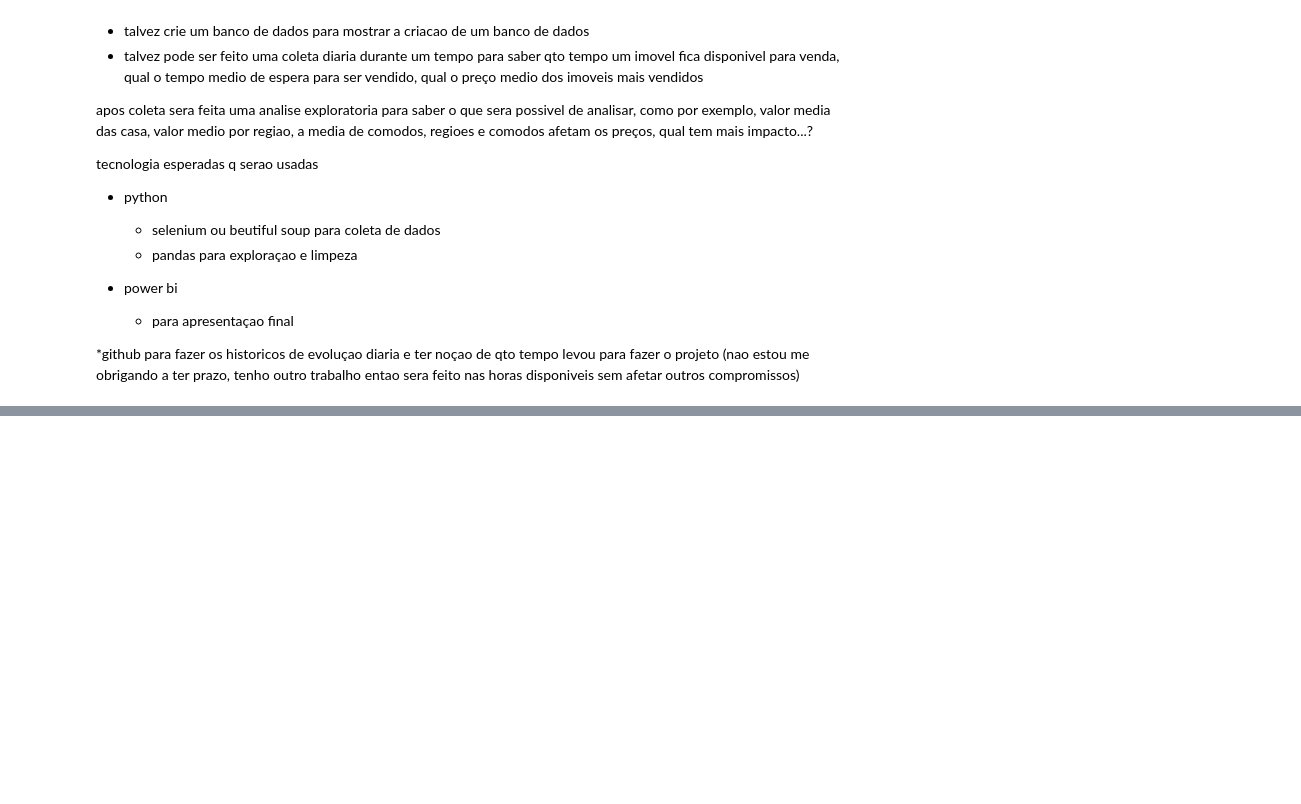
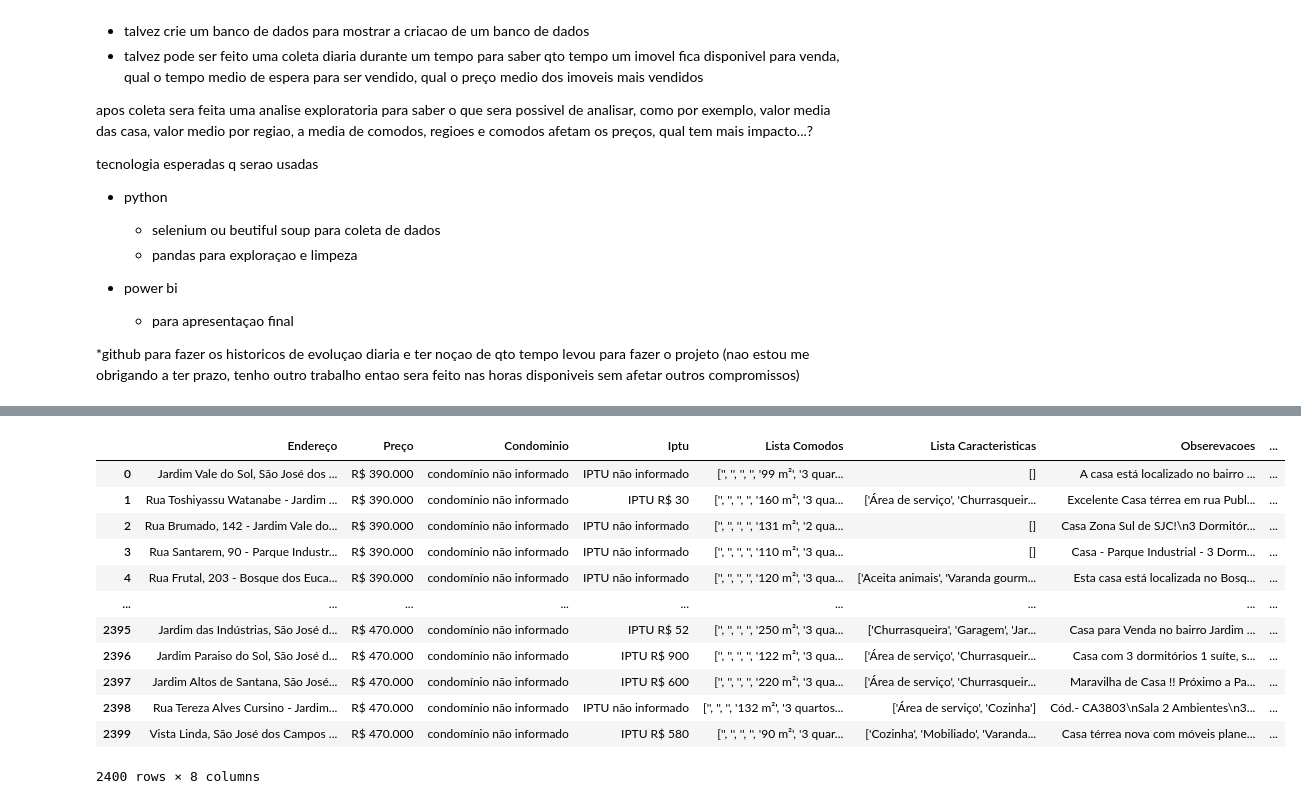
Before and after one commit to jpnune/estudo-imoveis-sao-jose-dos-campos, a Jupyter notebook: web scrapping imoveis zap/websacrapping imoveis sao jose dos campos site zap imoveis.ipynb, the cells around one changed output, grey strips where cells are left out. Cells and saved outputs as stored; diff of their text form; code cells hidden in the pictures; blank space fills up the shorter version.

```diff
--- a/web scrapping imoveis zap/websacrapping imoveis sao jose dos campos site zap imoveis.ipynb
+++ b/web scrapping imoveis zap/websacrapping imoveis sao jose dos campos site zap imoveis.ipynb
@@ -85 +266,18 @@ fazendo uma breve verificacao em algums anuncio vi q os valores nao correspondem
+# %%
+df = pd.read_csv('tabela_imoveis_raw_13_3_2022.csv')
+df
+# %% [output]
+|  | Endereço | Preço | Condominio | Iptu | Lista Comodos | Lista Caracteristicas | Obserevacoes | ... |
+| 0 | Jardim Vale do Sol, São José dos ... | R$ 390.000 | condomínio não informado | IPTU não informado | ['', '', '', '', '99 m²', '3 quar... | [] | A casa está localizado no bairro ... | ... |
+| 1 | Rua Toshiyassu Watanabe - Jardim ... | R$ 390.000 | condomínio não informado | IPTU R$ 30 | ['', '', '', '', '160 m²', '3 qua... | ['Área de serviço', 'Churrasqueir... | Excelente Casa térrea em rua Publ... | ... |
+| 2 | Rua Brumado, 142 - Jardim Vale do... | R$ 390.000 | condomínio não informado | IPTU não informado | ['', '', '', '', '131 m²', '2 qua... | [] | Casa Zona Sul de SJC!\n3 Dormitór... | ... |
+| 3 | Rua Santarem, 90 - Parque Industr... | R$ 390.000 | condomínio não informado | IPTU não informado | ['', '', '', '', '110 m²', '3 qua... | [] | Casa - Parque Industrial - 3 Dorm... | ... |
+| 4 | Rua Frutal, 203 - Bosque dos Euca... | R$ 390.000 | condomínio não informado | IPTU não informado | ['', '', '', '', '120 m²', '3 qua... | ['Aceita animais', 'Varanda gourm... | Esta casa está localizada no Bosq... | ... |
+| ... | ... | ... | ... | ... | ... | ... | ... | ... |
+| 2395 | Jardim das Indústrias, São José d... | R$ 470.000 | condomínio não informado | IPTU R$ 52 | ['', '', '', '', '250 m²', '3 qua... | ['Churrasqueira', 'Garagem', 'Jar... | Casa para Venda no bairro Jardim ... | ... |
+| 2396 | Jardim Paraiso do Sol, São José d... | R$ 470.000 | condomínio não informado | IPTU R$ 900 | ['', '', '', '', '122 m²', '3 qua... | ['Área de serviço', 'Churrasqueir... | Casa com 3 dormitórios 1 suíte, s... | ... |
+| 2397 | Jardim Altos de Santana, São José... | R$ 470.000 | condomínio não informado | IPTU R$ 600 | ['', '', '', '', '220 m²', '3 qua... | ['Área de serviço', 'Churrasqueir... | Maravilha de Casa !! Próximo a Pa... | ... |
+| 2398 | Rua Tereza Alves Cursino - Jardim... | R$ 470.000 | condomínio não informado | IPTU não informado | ['', '', '', '132 m²', '3 quartos... | ['Área de serviço', 'Cozinha'] | Cód.- CA3803\nSala 2 Ambientes\n3... | ... |
+| 2399 | Vista Linda, São José dos Campos ... | R$ 470.000 | condomínio não informado | IPTU R$ 580 | ['', '', '', '', '90 m²', '3 quar... | ['Cozinha', 'Mobiliado', 'Varanda... | Casa térrea nova com móveis plane... | ... |
+2400 rows × 8 columns
 # %%
```
Also changed, not shown: parts of 25 cells of this notebook, 2 other files.
